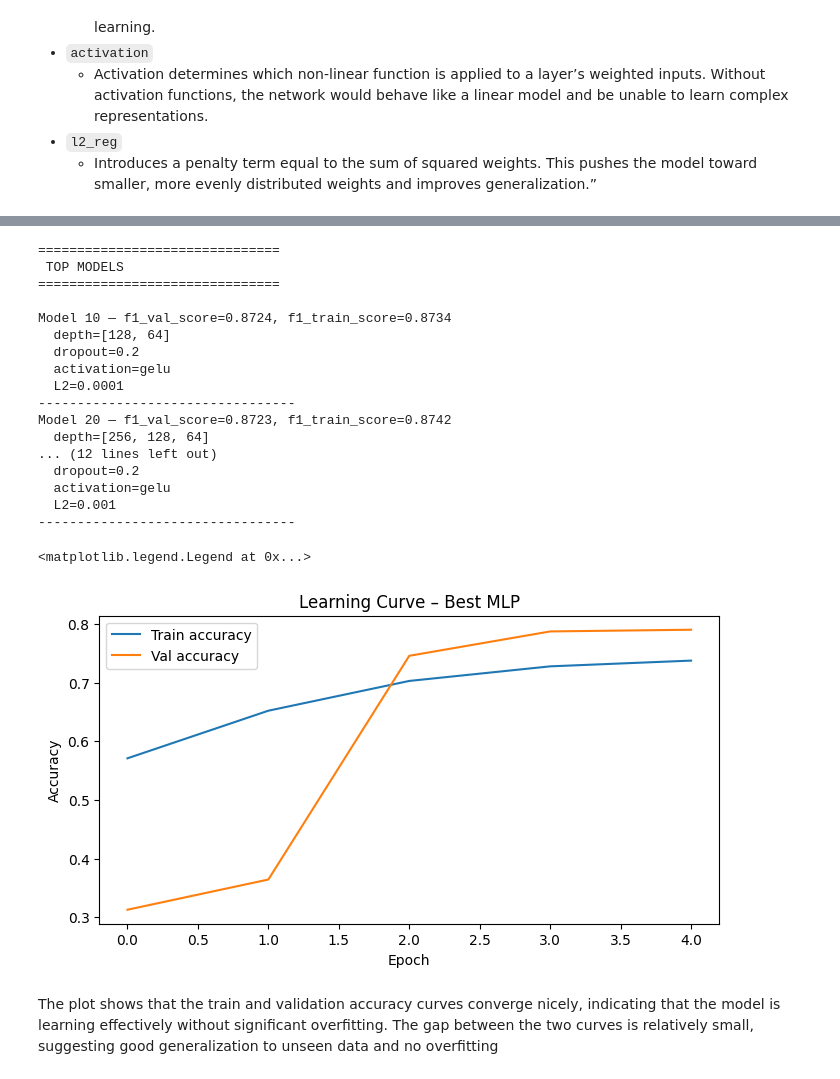
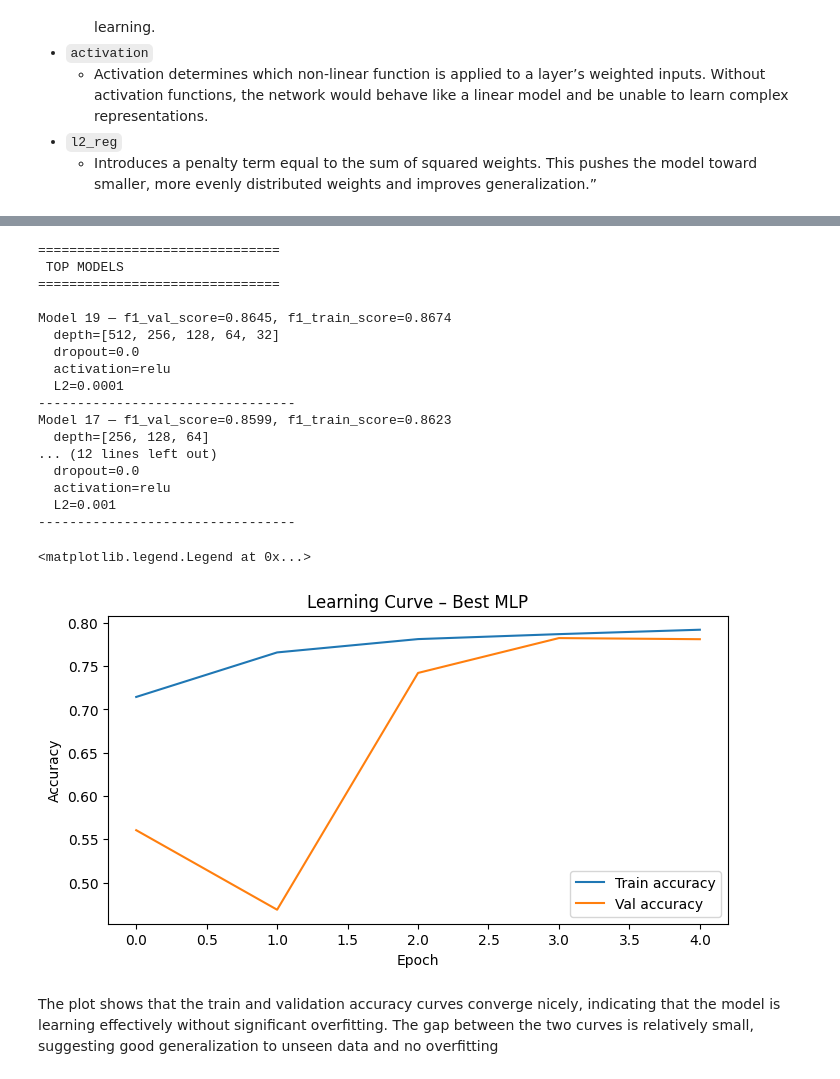
Before and after one commit to NilsHLund/f1-dnf-analysis, a Jupyter notebook: 41/code.ipynb, the cells around one changed output, grey strips where cells are left out. Saved outputs shown, nothing was run; the diff lists cells and outputs as text; code cells hidden in the pictures.

```diff
--- a/41/code.ipynb
+++ b/41/code.ipynb
@@ -1200,14 +1238,14 @@ L2:         0.001
 
 # SORT AND PRINT RESULTS
 
-results_sorted = sorted(results, key=lambda x: x["val_f1_last"], reverse=True)
+results_sorted = sorted(results, key=lambda x: x["val_f1_mean"], reverse=True)
 
 print("\n===============================")
 print(" TOP MODELS")
 print("===============================\n")
 
 for r in results_sorted[:4]:
-    print(f"Model {r['model_id']} — f1_val_score={r['val_f1_last']:.4f}, f1_train_score={r['train_f1_last']:.4f}")
+    print(f"Model {r['model_id']} — f1_val_score={r['val_f1_mean']:.4f}, f1_train_score={r['train_f1_mean']:.4f}")
     print(f"  depth={r['depth']}")
     print(f"  dropout={r['dropout']}")
     print(f"  activation={r['activation']}")
@@ -1218,32 +1256,32 @@ for r in results_sorted[:4]:
  TOP MODELS
 ===============================
 
-Model 10 — f1_val_score=0.8724, f1_train_score=0.8734
-  depth=[128, 64]
-  dropout=0.2
-  activation=gelu
+Model 19 — f1_val_score=0.8645, f1_train_score=0.8674
+  depth=[512, 256, 128, 64, 32]
+  dropout=0.0
+  activation=relu
   L2=0.0001
 ---------------------------------
-Model 20 — f1_val_score=0.8723, f1_train_score=0.8742
+Model 17 — f1_val_score=0.8599, f1_train_score=0.8623
   depth=[256, 128, 64]
 ... (12 lines left out)
-  dropout=0.2
-  activation=gelu
+  dropout=0.0
+  activation=relu
   L2=0.001
 ---------------------------------
 # %%
 best = results_sorted[0]
 
 plt.figure(figsize=(8,4))
-plt.plot(best["train_acc_curve"], label="Train accuracy")
-plt.plot(best["val_acc_curve"], label="Val accuracy")
+plt.plot(best["avg_train_acc_curve"], label="Train accuracy")
+plt.plot(best["avg_val_acc_curve"], label="Val accuracy")
 plt.title("Learning Curve – Best MLP")
 plt.xlabel("Epoch")
 plt.ylabel("Accuracy")
 plt.legend()
 # %% [output]
 <matplotlib.legend.Legend at 0x...>
-[figure, old version]
+[figure, new version]
 # %% [markdown]
 The plot shows that the train and validation accuracy curves converge nicely, indicating that the model is learning effectively without significant overfitting. The gap between the two curves is relatively small, suggesting good generalization to unseen data and no overfitting
 # %%
```
Also changed, not shown: parts of 5 cells of this notebook.
